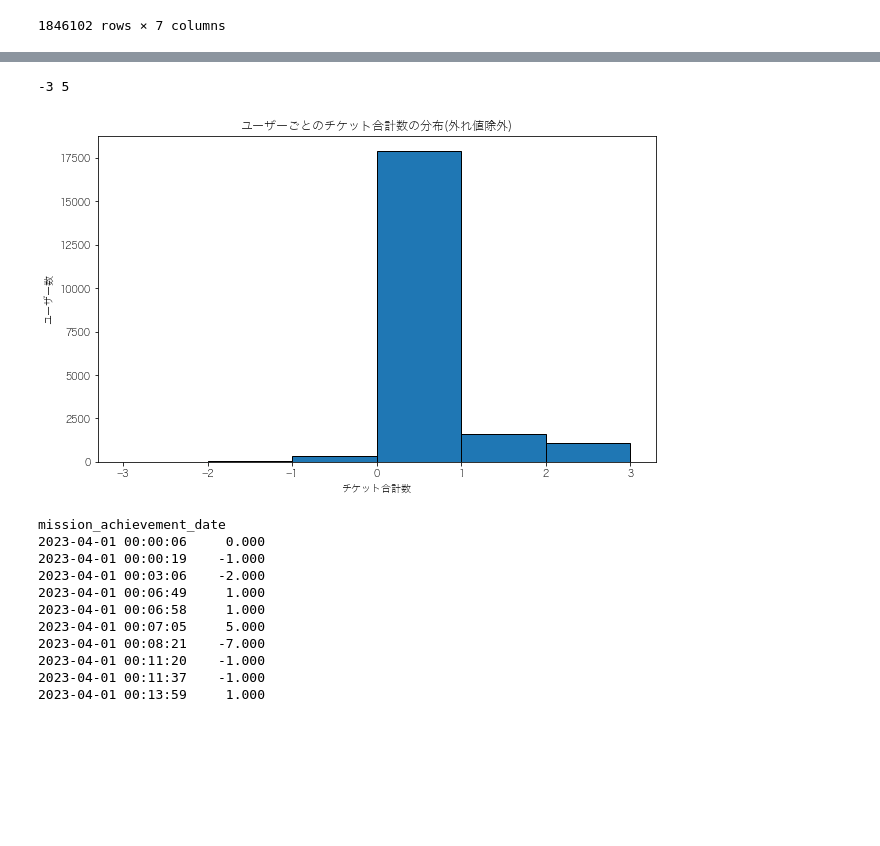
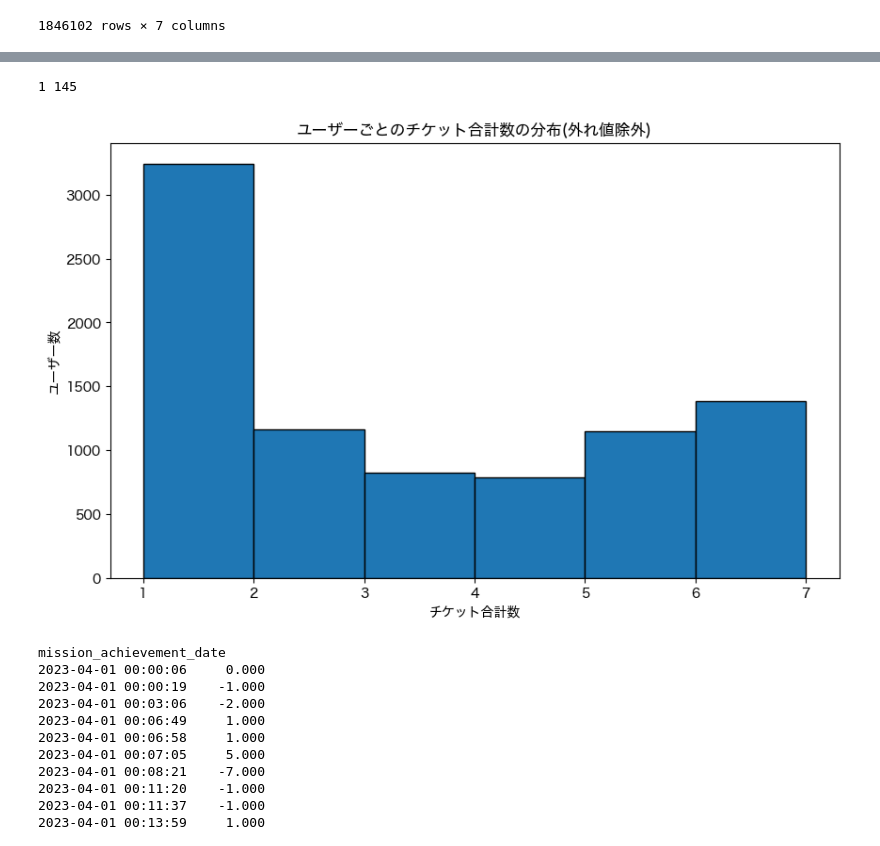
Before and after one commit to Naoya-Yasuda/MANABI_DX_QUEST_2023_PrePoC, a Jupyter notebook: notebook/visualization_gacha_history.ipynb, the cells around one changed output, grey strips where cells are left out. Saved outputs shown, nothing was run; the diff lists cells and outputs as text; code cells hidden in the pictures; blank space fills up the shorter version.

```diff
--- a/notebook/visualization_gacha_history.ipynb
+++ b/notebook/visualization_gacha_history.ipynb
@@ -123,7 +123,7 @@ plt.show()
 # %%
 # 第一四分位数（Q1）と第三四分位数（Q3）を計算
-Q1 = total_tickets_per_user.quantile(0.25)
-Q3 = total_tickets_per_user.quantile(0.75)
+Q1 = チケット獲得合計数.quantile(0.25)
+Q3 = チケット獲得合計数.quantile(0.75)
 
 # 四分位範囲（IQR）を計算
 IQR = Q3 - Q1
@@ -131,36 +131,36 @@ IQR = Q3 - Q1
 # 外れ値の範囲を定義
 lower_bound = Q1 - 1.5 * IQR
 upper_bound = Q3 + 1.5 * IQR
 
 # 外れ値を除外
-filtered_data = total_tickets_per_user[(total_tickets_per_user >= lower_bound) & (total_tickets_per_user <= upper_bound)]
+filtered_data = チケット獲得合計数[(チケット獲得合計数 >= lower_bound) & (チケット獲得合計数 <= upper_bound)]
 
 # ヒストグラムのビンの数を10分割に設定
 bin_count = 6
 
 # チケットの最小値と最大値を取得
 min_tickets = min(filtered_data)
 max_tickets = max(filtered_data)
 print(min_tickets,max_tickets)
 
 # ビンの幅を計算
 # bin_width = (max_tickets - min_tickets) / bin_count
 bin_width = 1
 
 # ビンの範囲を設定
 bins = [min_tickets + i * bin_width for i in range(bin_count + 1)]
 
 # ヒストグラムを描画
 plt.figure(figsize=(10, 6))
 plt.hist(filtered_data, bins=bins, edgecolor='black')
 plt.title('ユーザーごとのチケット合計数の分布(外れ値除外)')
 plt.xlabel('チケット合計数')
 plt.ylabel('ユーザー数')
 # plt.xticks(range(min(total_tickets_per_user), max(total_tickets_per_user) + 1))
 plt.show()
 # %% [output]
--3 5
+1 145
-[figure, old version]
+[figure, new version]
 # %%
 # ミッション達成日時ごとの一人当たりの獲得チケット量
 average_ticket_by_decade = df.groupby('mission_achievement_date', observed=True)['add_ticket'].mean()
```
Also changed, not shown: parts of 9 cells of this notebook.
